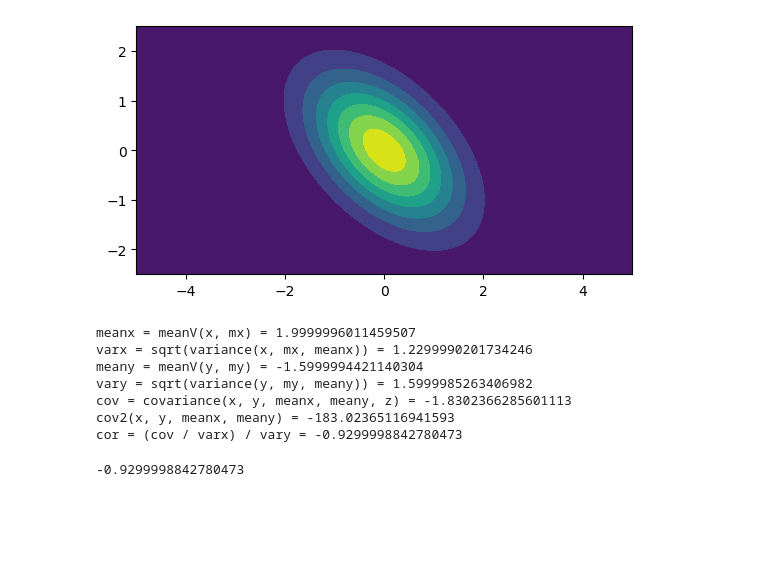
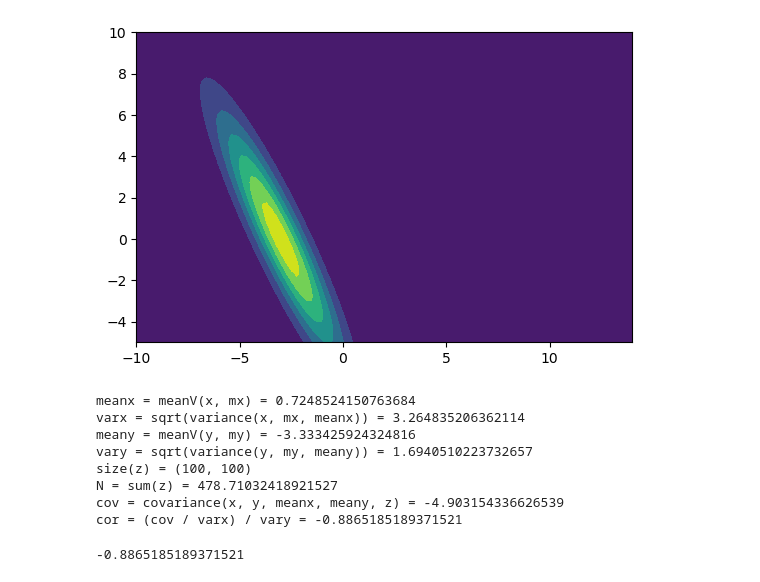
Before and after one commit to MorganAskins/watchfish, a Jupyter notebook: Testing.ipynb, the cells around one changed output. Drawn from its saved outputs; the diff is of its cells as text; code cells hidden in the pictures; blank space fills up the shorter version.

```diff
--- a/Testing.ipynb
+++ b/Testing.ipynb
@@ -1,35 +1,36 @@
 # %%
 using PyPlot
 
 function biv(x, y)
-    m1, m2 = 0.0, -0.0
+    m1, m2 = 0.0, -3.0
     s1, s2 = 4, 2
-    cor = -0.5
+    cor = -0.92
     exp(-((x-m1)^2/s1^2+(y-m2)^2/s2^2-2*cor*(x-m1)*(y-m2)/s1/s2)/2/(1-cor^2))/2/π/s1/s2/sqrt(1-cor^2)
 end
 
-x = collect(-10:0.1:10)
-y = collect(-10:0.1:10)
+x = range(-5, length=100, stop=10) |> collect
+y = range(-10, length=100, stop=14) |> collect
 
 # To get covariance we need:
 # 1. p(x) and p(y) alone, so margenalize (or profile) first, to get mean and sigma
 
 z = [biv(i,j) for i in x, j in y]
-zz = [biv(i,j) for i in x, j in y]
+z = z / maximum(z)
 
 sx, sy = 4, 2
 mx = x ./ sy
 my = y ./ sx
 
-plt.contourf(mx, my, z)
+plt.contourf(y, x, z)
 plt.xlim()
 plt.axis("scaled")
 plt.show()
 # %% [output]
-[figure, old version]
+[figure, new version]
 # %%
+## A = y, B = x
+mx = sum(z, dims=2)
 my = transpose( sum(z, dims=1) )
-mx = sum(z, dims=2)
 
 mx = mx / sum(mx)
 my = my / sum(my)
@@ -43,7 +44,7 @@ function variance(x, mx, mn)
 end
 
 function covariance(x, y, mx, my, z)
-    N = sum(z)
+    @show N = sum(z)
     sum((x .- mx).*transpose(y .- my).*z)/N
 end
 
@@ -51,20 +52,20 @@ end
 @show varx = sqrt( variance(x, mx, meanx) )
 @show meany = meanV(y, my)
 @show vary = sqrt( variance(y, my, meany) )
-
+@show size(z)
 @show cov = covariance(x, y, meanx, meany, z)
-@show cov2(x, y, meanx, meany)
 @show cor = cov/varx/vary
 
 #plt.plot(x, mx)
 #plt.plot(y, my)
 #plt.show()
 # %% [output]
-meanx = meanV(x, mx) = 1.9999996011459507
-varx = sqrt(variance(x, mx, meanx)) = 1.2299990201734246
-meany = meanV(y, my) = -1.5999994421140304
-vary = sqrt(variance(y, my, meany)) = 1.5999985263406982
-cov = covariance(x, y, meanx, meany, z) = -1.8302366285601113
-cov2(x, y, meanx, meany) = -183.02365116941593
-cor = (cov / varx) / vary = -0.9299998842780473
+meanx = meanV(x, mx) = 0.7248524150763684
+varx = sqrt(variance(x, mx, meanx)) = 3.264835206362114
+meany = meanV(y, my) = -3.333425924324816
+vary = sqrt(variance(y, my, meany)) = 1.6940510223732657
+size(z) = (100, 100)
+N = sum(z) = 478.71032418921527
+cov = covariance(x, y, meanx, meany, z) = -4.903154336626539
+cor = (cov / varx) / vary = -0.8865185189371521
--0.9299998842780473
+-0.8865185189371521
```
Also changed, not shown: 2 other files.
